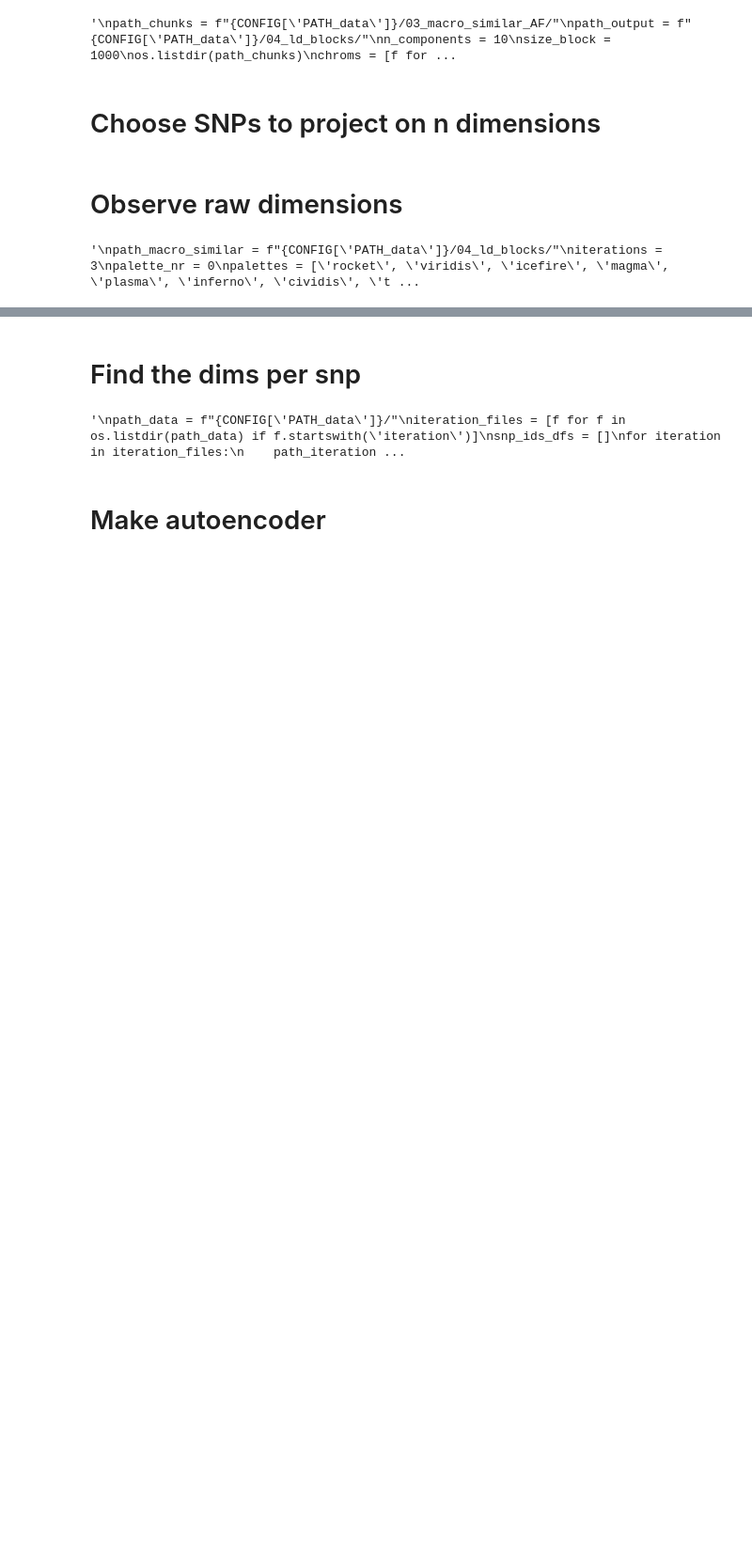
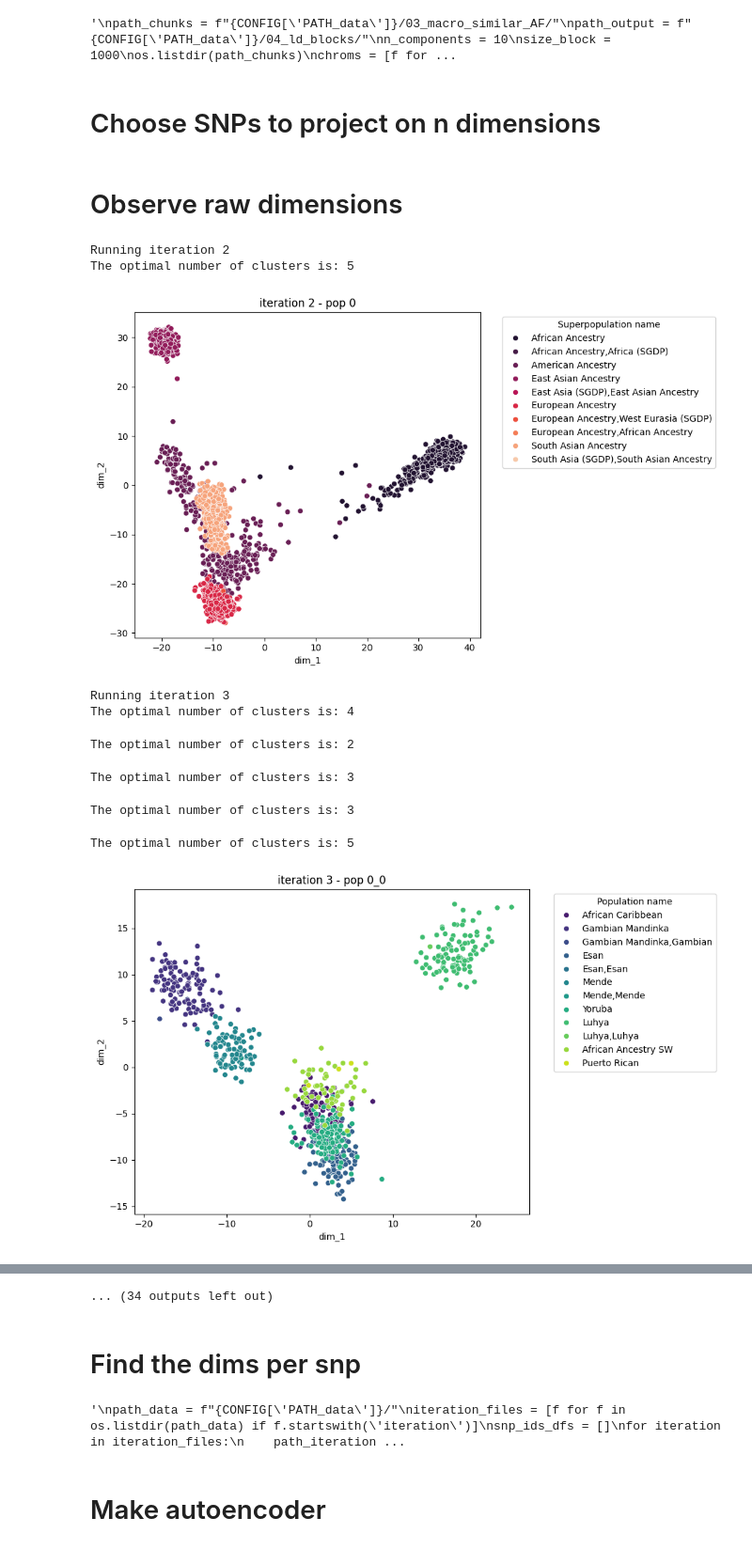
Before and after one commit to mat2m10/pca_projection, a Jupyter notebook: run_test.ipynb, the cells around one changed output, grey strips where cells are left out. Shown at 94% size. Drawn from its saved outputs; the diff is of its cells as text; code cells hidden in the pictures; blank space fills up the shorter version.

Commit message:
concatenating the outputs

```diff
--- a/run_test.ipynb
+++ b/run_test.ipynb
@@ -107,8 +107,8 @@ ids = ids.merge(labels, left_on="IID", right_on="Sample name")
 # doing PCA of the residual snps and reiterating the process nr_of_projected_dimensions times
 # when having our projected dims explained by groups of snps, we can cluster the individuals based on silhouette scores
 # and then we can assign the individuals to the clusters and repeat the process iterations times
+"""
 
-"""
 path_macro_similar = f"{CONFIG['PATH_data']}/04_ld_blocks/"
 iterations = 3
 palette_nr = 0
@@ -131,7 +131,7 @@ for iter in list(range(iterations)):
         path_output = f"{CONFIG['PATH_data']}/iteration_{iter}/pop_{sub_pop}/"
         os.makedirs(path_output, exist_ok=True)
         temp_ids = ids[ids[f"cluster_{iter}"] == sub_pop]
-        nr_of_projected_dimensions = 3
+        nr_of_projected_dimensions = 4
         geno = project_on_dimensions(path_macro_similar, path_output, temp_ids, nr_of_projected_dimensions=3, nr_snps = 20_000, n_components = 10)
 
         existing_dims = []
@@ -141,31 +141,40 @@ for iter in list(range(iterations)):
             PCs = pd.read_pickle(f"{path_PC}")
             temp_ids = temp_ids.copy()
             temp_ids[dim] = list(PCs['PC1'])
             existing_dims.append(dim)
         labels = silhouette_score_clusters(temp_ids, existing_dims, plot=False)
         for element in labels:
             cluster_to_add.append(f"{sub_pop}_{element}")
 
     ids[f"cluster_{iter+1}"] = cluster_to_add
     ids.to_pickle(f"{CONFIG['PATH_data']}/iteration_{iter}/ids.pkl")
 
     # Vizualization
     path_input = f"{CONFIG['PATH_data']}/iteration_{iter}/"
     for pop in [f for f in os.listdir(path_input) if f.startswith('pop')]:
         pop = pop.split('pop_')[1]
         temp_ids = ids[ids[f"cluster_{iter}"] == pop]
         path_pop = f"{path_input}/pop_{pop}"
         for PCs in [f for f in os.listdir(path_pop) if f.startswith('PCs')]:
             dim = PCs.split('PCs_')[1].split('.pkl')[0]
             path_PC = f"{path_pop}/{PCs}"
             PCs = pd.read_pickle(f"{path_PC}")
             temp_ids = temp_ids.copy()
             temp_ids[dim] = list(PCs['PC1'])
         if len(list(temp_ids['Population name'].unique())) > 20:
             make_population_plot(temp_ids, 'dim_1', 'dim_2', 'Superpopulation name', f"iteration {iter} - pop {pop}", palette = f"{palettes[palette_nr]}")
         else:
             make_population_plot(temp_ids, 'dim_1', 'dim_2', 'Population name', f"iteration {iter} - pop {pop}", palette = f"{palettes[palette_nr]}")
     palette_nr += 1
 """
 # %% [output]
-'\npath_macro_similar = f"{CONFIG[\'PATH_data\']}/04_ld_blocks/"\niterations = 3\npalette_nr = 0\npalettes = [\'rocket\', \'viridis\', \'icefire\', \'magma\', \'plasma\', \'inferno\', \'cividis\', \'t ...
+Running iteration 2
+The optimal number of clusters is: 5
+[figure, added]
+Running iteration 3
+The optimal number of clusters is: 4
+The optimal number of clusters is: 2
+The optimal number of clusters is: 3
+The optimal number of clusters is: 3
+The optimal number of clusters is: 5
+[figure, added]
@@ -172,3 +185,4 @@ for iter in list(range(iterations)):
+... (34 outputs left out)
 # %% [markdown]
 # Find the dims per snp
 # %%
```
Also changed, not shown: parts of 6 cells of this notebook.
